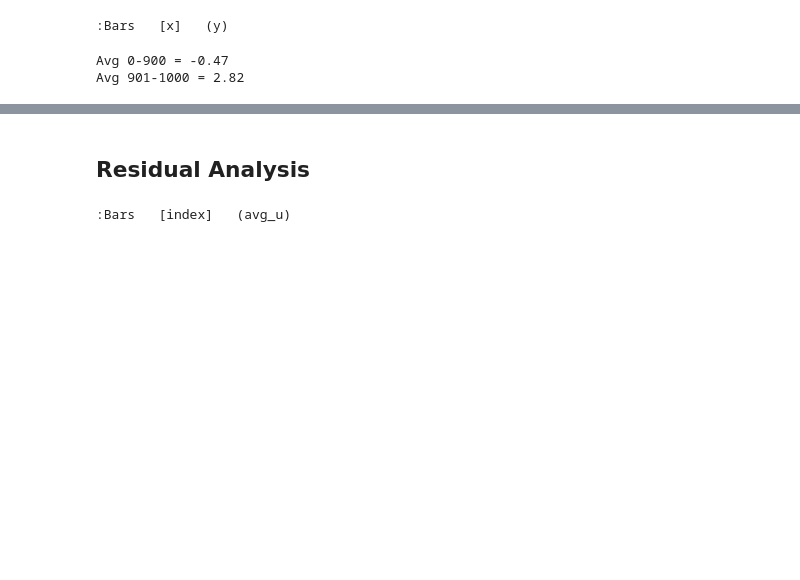
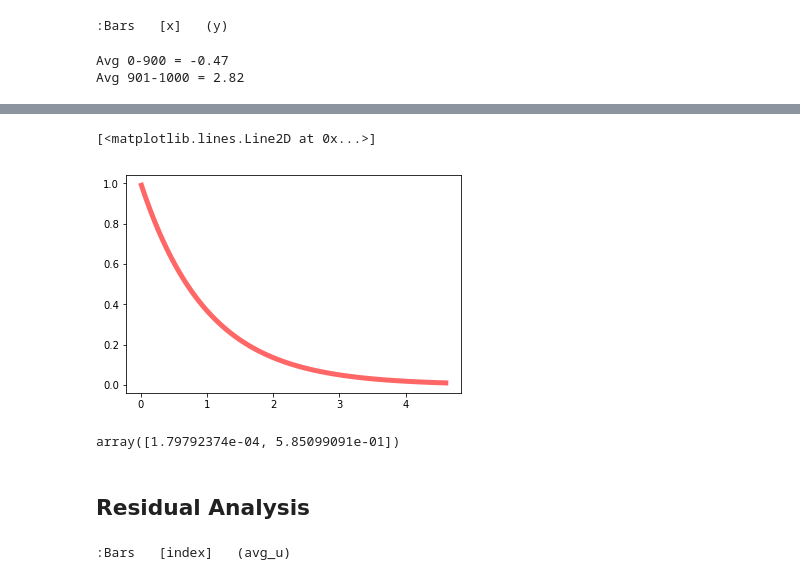
Before and after one commit to bayesways/bayes-sem, a Jupyter notebook: src/4.3.Simulation-Binary-Data.ipynb, the cells around one changed output, grey strips where cells are left out. Drawn from its saved outputs; the diff is of its cells as text; code cells hidden in the pictures; blank space fills up the shorter version.

```diff
--- a/src/4.3.Simulation-Binary-Data.ipynb
+++ b/src/4.3.Simulation-Binary-Data.ipynb
@@ -127,3 +146,19 @@ Avg 901-1000 = 2.70
+# %%
+import matplotlib.pyplot as plt
+fig, ax = plt.subplots(1, 1)
+from scipy.stats import expon
+x = np.linspace(expon.ppf(0.01),
+                expon.ppf(0.99), 100)
+ax.plot(x, expon.pdf(x),
+       'r-', lw=5, alpha=0.6, label='expon pdf')
+# %% [output]
+[<matplotlib.lines.Line2D at 0x...>]
+[figure, added]
+# %%
+x = expon.rvs(loc = 0, scale = 1/5, size = 1000)
+np.percentile(x, q=[0,95])
+# %% [output]
+array([1.79792374e-04, 5.85099091e-01])
 # %% [markdown]
 ## Residual Analysis
 # %%
```
Also changed, not shown: parts of 10 cells of this notebook, 2 other files.
